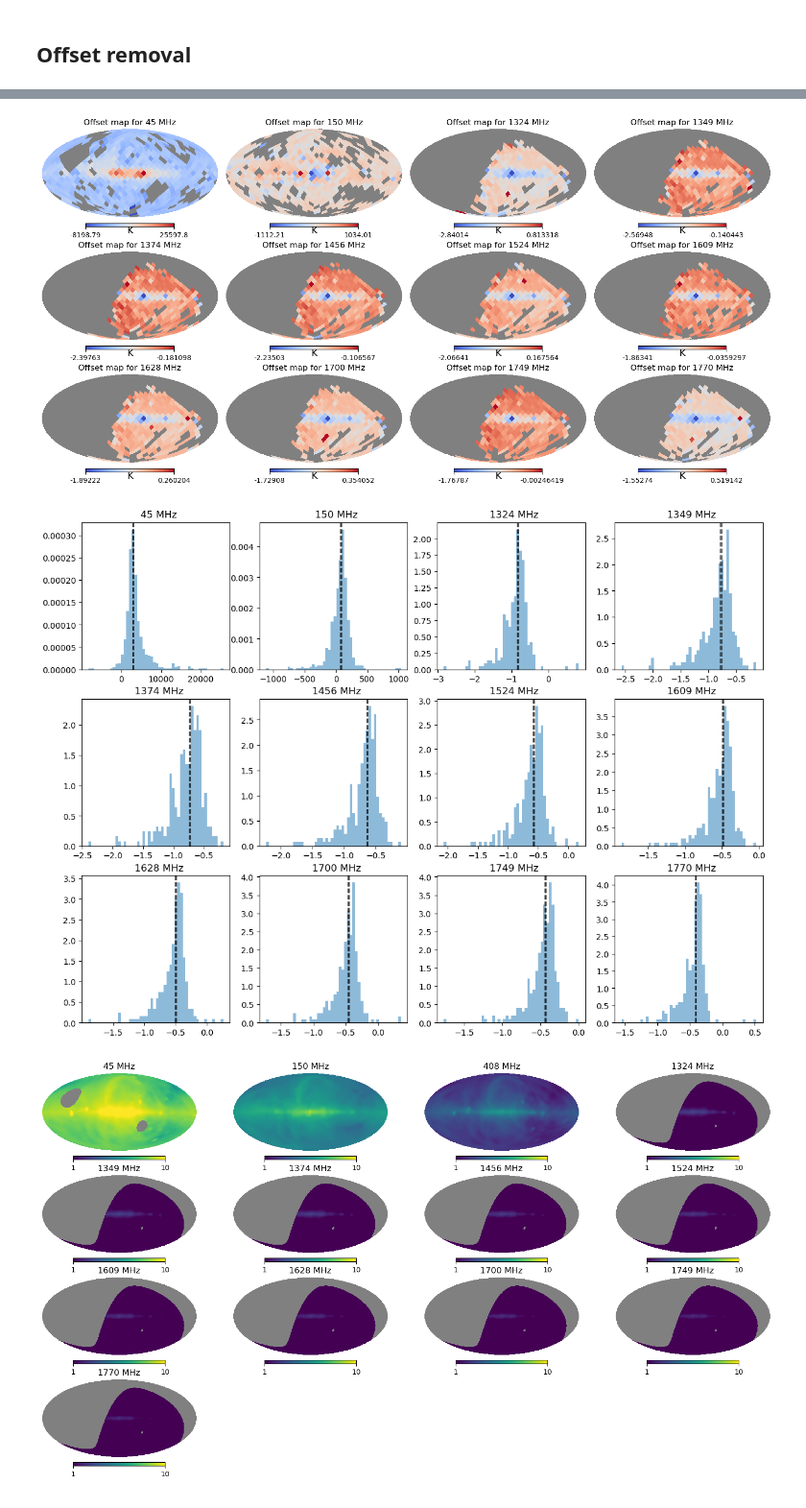
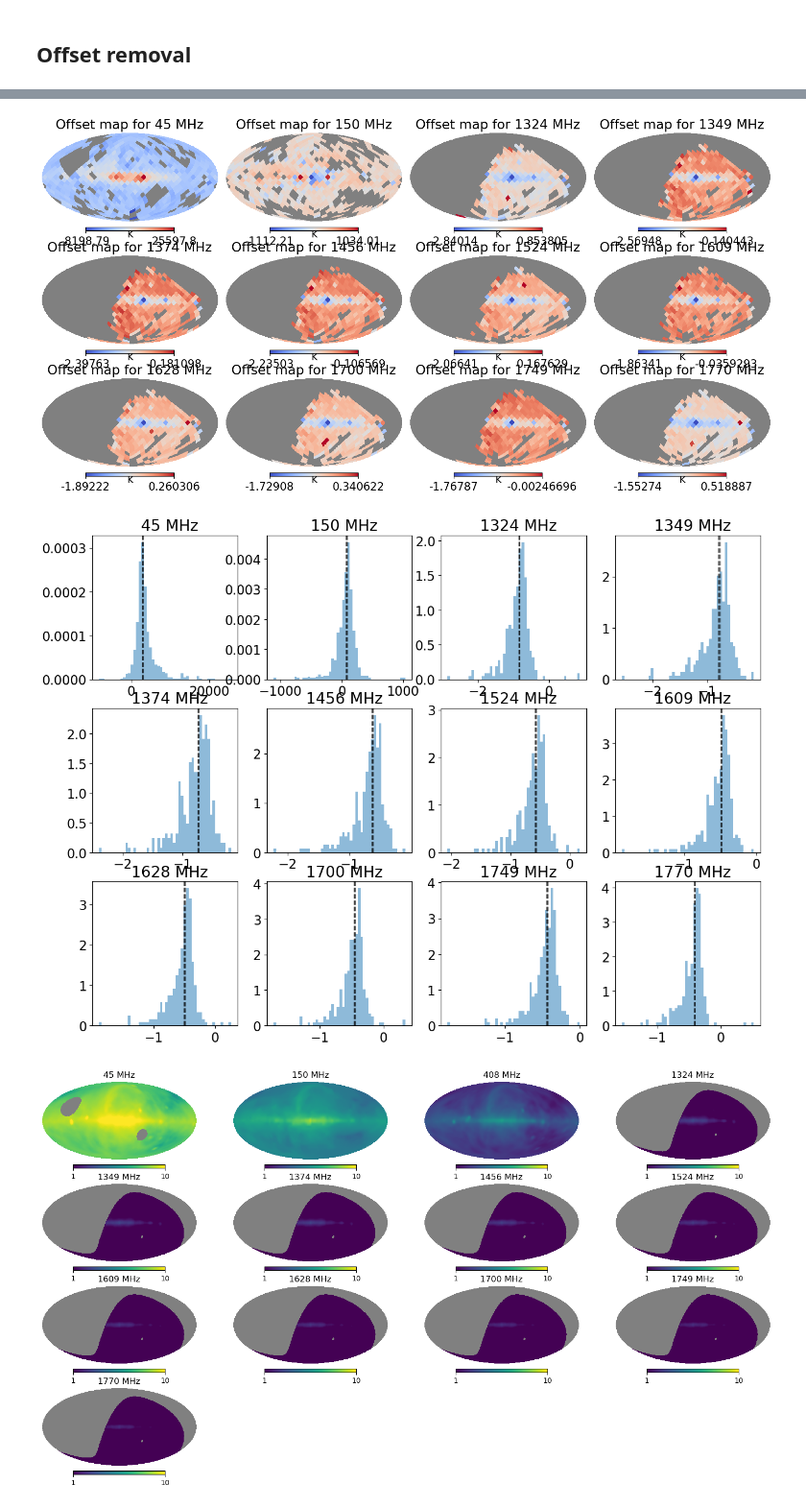
Before and after one commit to giuspugl/fitting_synchrotron, a Jupyter notebook: coarse_parameters_southern.ipynb, the cells around one changed output, grey strips where cells are left out. Shown at 96% size. Saved outputs shown, nothing was run; the diff lists cells and outputs as text; code cells hidden in the pictures.

```diff
--- a/coarse_parameters_southern.ipynb
+++ b/coarse_parameters_southern.ipynb
@@ -454,9 +468,14 @@ def process_frequency(k):
     maps[k], offset, offerr[k], off_map = remove_off(maps[k], maps[408], mapserr[k], mapserr[408])
     return k, offset, offerr[k], off_map
 
+results = []
+for k  in freqs:
+    if k != 408:
+        results.append(process_frequency(k))
+
 # Parallelize the loop
-with ThreadPoolExecutor() as executor:
-    results = list(tqdm.tqdm(executor.map(process_frequency, freqs[freqs != 408]), total=len(freqs[freqs != 408])))
+#with ThreadPoolExecutor() as executor:
+#    results = list(tqdm.tqdm(executor.map(process_frequency, freqs[freqs != 408]), total=len(freqs[freqs != 408])))
 
 # Process results
 for k, offset, error_offset,_  in results:
@@ -501,4 +520,44 @@ for k, offset, error_offset  , offset_map  in results:
     j+=1
 
 offset_file.close()
+
+j=0
+pl.figure(figsize=(15, 12))
+
+for k, offset, error_offset, offset_map  in results:
+    hp.mollview(offset_map, title=f"{k} MHz" , cmap='coolwarm', min=np.round(np.nanpercentile(offset_map, 10), 1), max = np.round(np.nanpercentile(offset_map, 90), 1),
+                sub=(5,5,j+1))
+    fontsize = 16
+    import matplotlib
+    matplotlib.rcParams.update({'font.size':fontsize})
+    f = matplotlib.pyplot.gcf().get_children()
+    HpxAx = f[1]
+    CbAx = f[2]
+    print(HpxAx.get_children())
+    coord_text_obj = HpxAx.get_children()[1]
+    coord_text_obj.set_fontsize(fontsize)
+
+    j+=1
+pl.savefig('offsetmaps_s.png', format='png', bbox_inches='tight')
+pl.close()
+
+pl.figure(figsize=(33, 33))
+j=0
+for k, offset, error_offset, offset_map  in results:
+    pl.subplot(5, 5, j+1)
+    pl.title(f"  {k} MHz", fontsize=16)
+    pl.hist(np.ma.masked_invalid(offset_map ).data.flatten(), bins=50, label=f"{k} MHz", alpha=0.5, density=True)
+    pl.axvline ( offset.value,ymax=1,linestyle=   '--', color='k', alpha=0.5)
+    pl.axvline ( offset.value -error_offset ,ymax=1,linestyle=   '--', color='k', alpha=0.5)
+    pl.axvline ( offset.value +error_offset ,ymax=1,linestyle=   '--', color='k', alpha=0.5)
+    pl.tick_params(axis='both', which='major', labelsize=16)
+    pl.tick_params(axis='both', which='minor', labelsize=16)
+    pl.tick_params('both', length=5, width=1, which='major')
+    pl.tick_params('both', length=3, width=1, which='minor')
+    pl.xlabel('Offset temperature (K)', fontsize=16)
+
+    j+=1
+
+pl.savefig('offsethists_s.pdf', format='pdf', bbox_inches='tight')
+pl.close()
 # %% [output]
@@ -505,5 +577,5 @@ offset_file.close()
-[figure, old version]
+[figure, new version]
-[figure, old version]
+[figure, new version]
 # %%
 pl.figure(figsize=(15,10))
 
```
Also changed, not shown: parts of 7 cells of this notebook, 11 other files.
